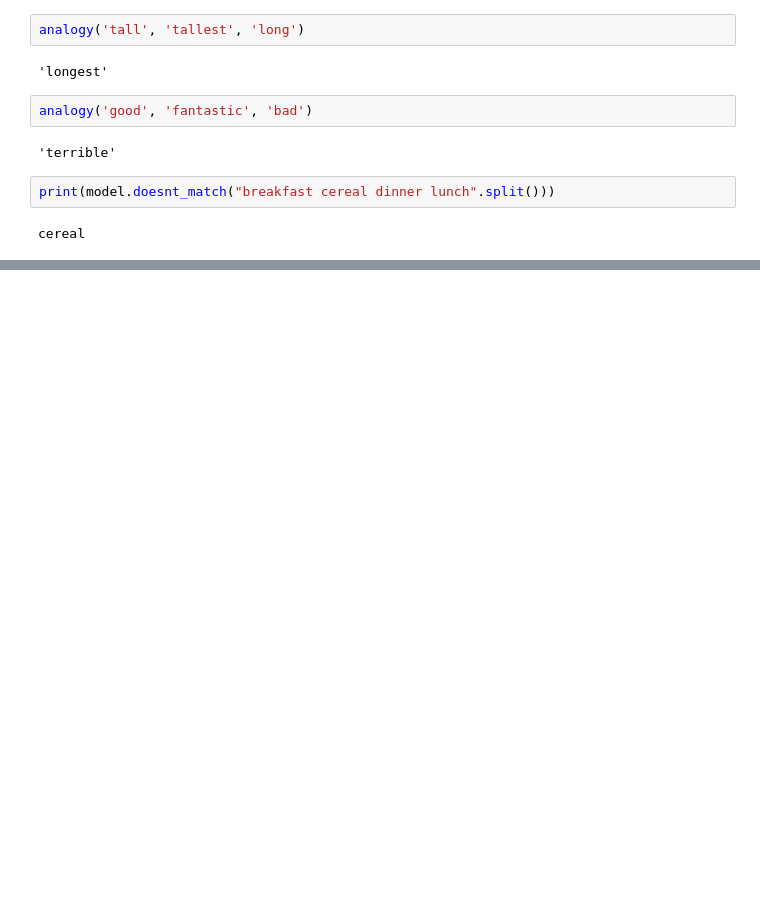
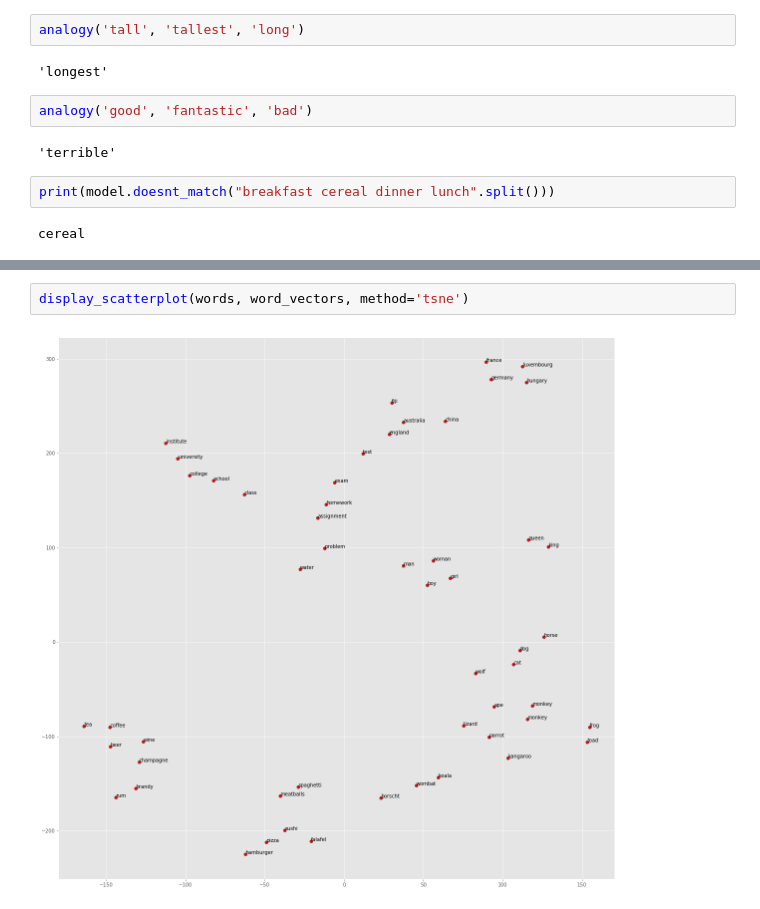
Before and after one commit to zarandioon/nlp101, a Jupyter notebook: wordvectors/gensim/gensim_word_vector_visualization.ipynb, the cells around one changed output, grey strips where cells are left out. Drawn from its saved outputs; the diff is of its cells as text; blank space fills up the shorter version.

```diff
--- a/wordvectors/gensim/gensim_word_vector_visualization.ipynb
+++ b/wordvectors/gensim/gensim_word_vector_visualization.ipynb
@@ -192,0 +155,4 @@ display_pca_scatterplot(model, sample=300)
+# %%
+display_scatterplot(words, word_vectors, method='tsne')
+# %% [output]
+[figure, added]
```
Also changed, not shown: parts of 13 cells of this notebook.
